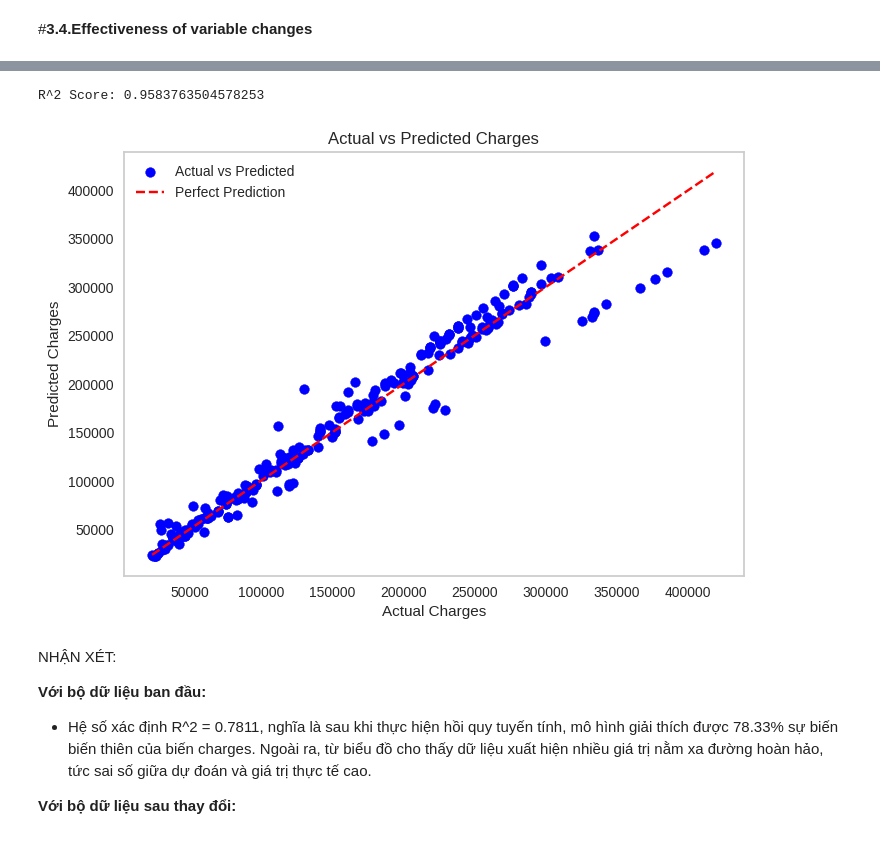
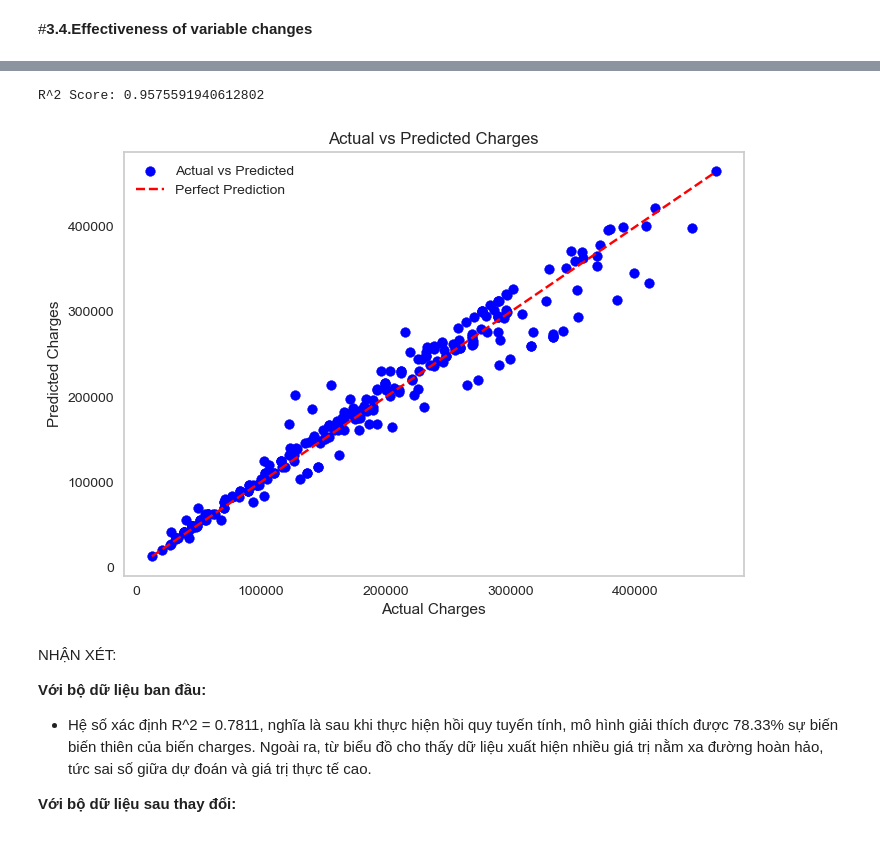
Before and after one commit to kilan7mau/Data_Visualization, a Jupyter notebook: notebook code/1-Preprocessing.ipynb, the cells around one changed output, grey strips where cells are left out. Drawn from its saved outputs; the diff is of its cells as text; code cells hidden in the pictures.

```diff
--- a/notebook code/1-Preprocessing.ipynb
+++ b/notebook code/1-Preprocessing.ipynb
@@ -874,8 +865,8 @@ Requirement already satisfied: six>=1.5 in /usr/local/lib/python3.10/dist-packag
 from yellowbrick.model_selection import LearningCurve
 # %%
 # Đọc dữ liệu
-data_before = pd.read_csv('/content/us_health_insurance_before.csv')
-data_after = pd.read_csv('/content/us_health_insurance_cleaned.csv')
+data_before = pd.read_csv('D:/jetbrain/ideProject/PyProject/DataVisualization/data/us_health_insurance_before.csv')
+data_after = pd.read_csv('D:/jetbrain/ideProject/PyProject/DataVisualization/data/us_health_insurance_cleaned.csv')
 # %%
 # Bộ dữ liệu ban đầu
 
@@ -919,41 +910,41 @@ R^2 Score: 0.7811302113434095
 # Bộ dữ liệu sau thay đổi
 
 # Chọn biến độc lập
-independent_vars = ['age', 'married', 'num_of_children', 'bmi', 'smoker', 'employ', 'insur_renewals']
+independent_vars = ['age', 'married', 'num_of_children', 'bmi', 'smoker', 'employed', 'insur_renewals']
 
 # Chọn biến phụ thuộc
 dependent_var = 'charges'
 
 # Tạo DataFrame
 X_after = data_after[independent_vars]
 y_after = data_after[dependent_var]
 
 # Chia dữ liệu thành tập huấn luyện và tập kiểm tra
 X_after_train, X_after_test, y_after_train, y_after_test = train_test_split(X_after, y_after, test_size=0.2, random_state=42)
 
 # Xây dựng mô hình hồi quy tuyến tính
 model_after = LinearRegression()
 model_after.fit(X_after_train, y_after_train)
 
 # Đánh giá mô hình trên tập kiểm tra
 score = model_after.score(X_after_test, y_after_test)
 print(f'R^2 Score: {score}')
 
 # Dự đoán giá trị trên tập kiểm tra
 y_after_pred = model_after.predict(X_after_test)
 
 # Biểu đồ
 plt.scatter(y_after_test, y_after_pred, color='blue', label='Actual vs Predicted')
 plt.plot([y_after_test.min(), y_after_test.max()], [y_after_test.min(), y_after_test.max()], linestyle='--', color='red', label='Perfect Prediction')
 plt.xlabel("Actual Charges")
 plt.ylabel("Predicted Charges")
 plt.title("Actual vs Predicted Charges")
 plt.grid(False)
 plt.legend()
 plt.show()
 # %% [output]
-R^2 Score: 0.9583763504578253
+R^2 Score: 0.9575591940612802
-[figure, old version]
+[figure, new version]
 # %% [markdown]
 NHẬN XÉT:
 
```
Also changed, not shown: parts of 27 cells of this notebook, 3 other files.
